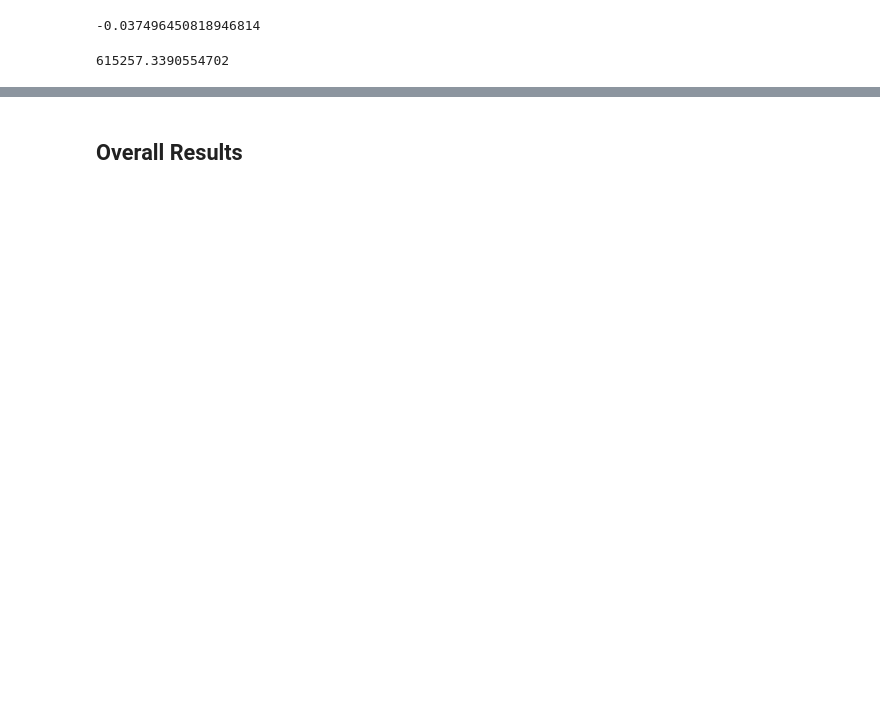
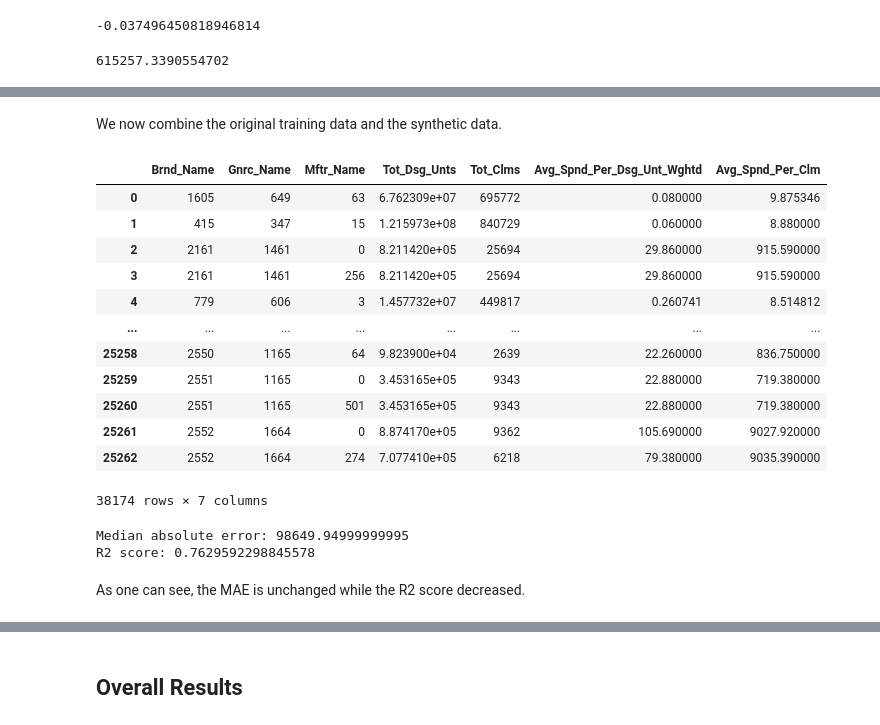
Before and after one commit to yandiwu/medicaidspending, a Jupyter notebook: Models.ipynb, the cells around one changed output, grey strips where cells are left out. Saved outputs shown, nothing was run; the diff lists cells and outputs as text; code cells hidden in the pictures; blank space fills up the shorter version.

```diff
--- a/Models.ipynb
+++ b/Models.ipynb
@@ -589,0 +636,19 @@ print(metrics.median_absolute_error(svmpred, Y_test))
+# %% [markdown]
+We now combine the original training data and the synthetic data.
+# %%
+X_b = pd.concat([Xbal, X], axis=0)
+X_b
+# %% [output]
+|  | Brnd_Name | Gnrc_Name | Mftr_Name | Tot_Dsg_Unts | Tot_Clms | Avg_Spnd_Per_Dsg_Unt_Wghtd | Avg_Spnd_Per_Clm |
+| 0 | 1605 | 649 | 63 | 6.762309e+07 | 695772 | 0.080000 | 9.875346 |
+| 1 | 415 | 347 | 15 | 1.215973e+08 | 840729 | 0.060000 | 8.880000 |
+| 2 | 2161 | 1461 | 0 | 8.211420e+05 | 25694 | 29.860000 | 915.590000 |
+| 3 | 2161 | 1461 | 256 | 8.211420e+05 | 25694 | 29.860000 | 915.590000 |
+| 4 | 779 | 606 | 3 | 1.457732e+07 | 449817 | 0.260741 | 8.514812 |
+| ... | ... | ... | ... | ... | ... | ... | ... |
+| 25258 | 2550 | 1165 | 64 | 9.823900e+04 | 2639 | 22.260000 | 836.750000 |
+| 25259 | 2551 | 1165 | 0 | 3.453165e+05 | 9343 | 22.880000 | 719.380000 |
+| 25260 | 2551 | 1165 | 501 | 3.453165e+05 | 9343 | 22.880000 | 719.380000 |
+| 25261 | 2552 | 1664 | 0 | 8.874170e+05 | 9362 | 105.690000 | 9027.920000 |
+| 25262 | 2552 | 1664 | 274 | 7.077410e+05 | 6218 | 79.380000 | 9035.390000 |
+38174 rows × 7 columns
@@ -589,0 +664,8 @@ print(metrics.median_absolute_error(svmpred, Y_test))
+# %%
+print('Median absolute error: ' + str(metrics.median_absolute_error(predbal, Y_test)))
+print('R2 score: ' + str(baltree.score(X_test, Y_test)))
+# %% [output]
+Median absolute error: 98649.94999999995
+R2 score: 0.7629592298845578
+# %% [markdown]
+As one can see, the MAE is unchanged while the R2 score decreased.
```
Also changed, not shown: parts of 51 cells of this notebook, 8 other files.
